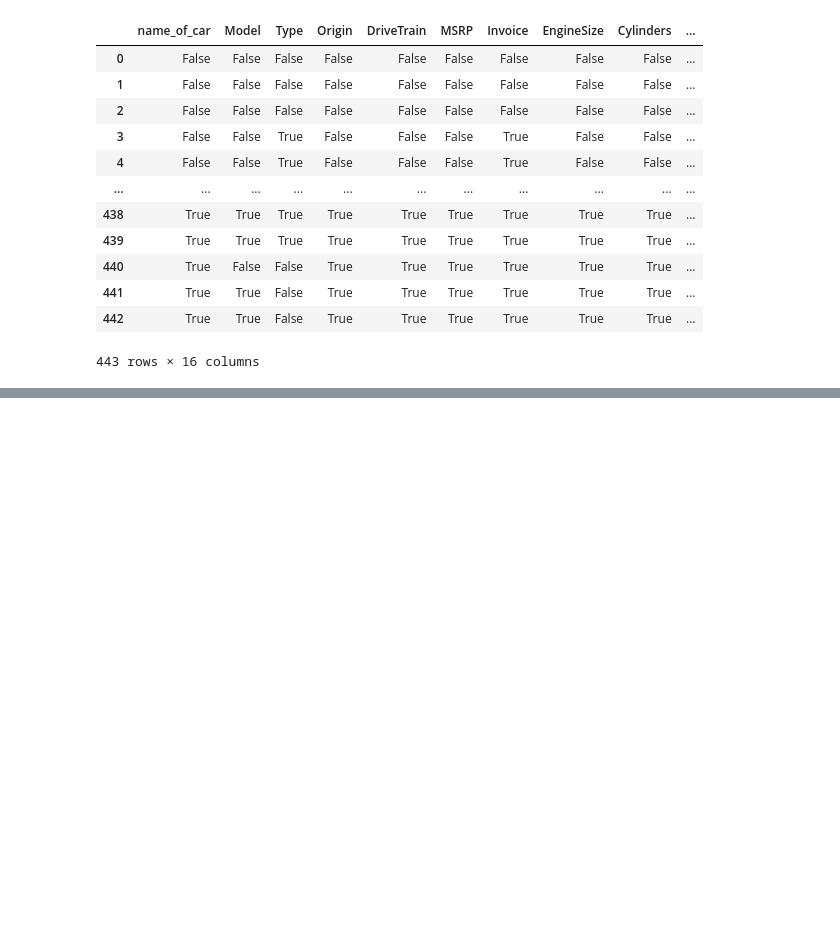
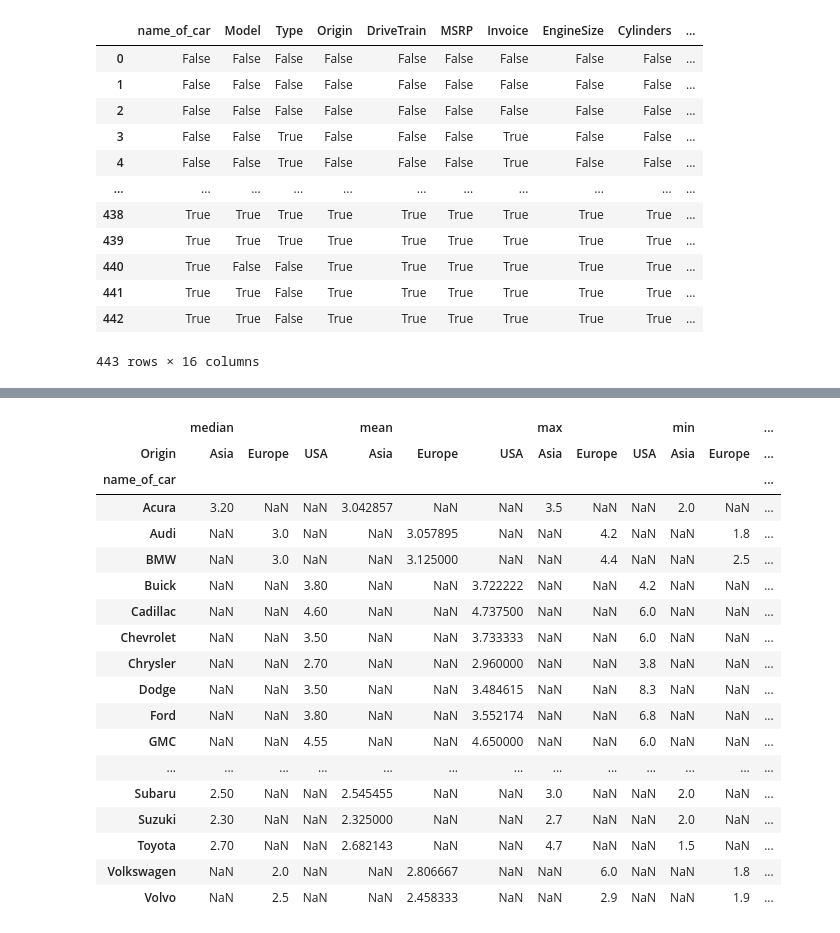
Before and after one commit to sanjai570/data-science, a Jupyter notebook: pandas.ipynb, the cells around one changed output, grey strips where cells are left out. Drawn from its saved outputs; the diff is of its cells as text; code cells hidden in the pictures; blank space fills up the shorter version.

```diff
--- a/pandas.ipynb
+++ b/pandas.ipynb
@@ -402,0 +576,22 @@ df.isnull()
+# %%
+df.pivot_table(index = 'name_of_car',columns = 'Origin',values = 'EngineSize',aggfunc = ['median','mean','max','min','sum'])
+# %% [output]
+|  | median |  |  | mean |  |  | max |  |  | min |  | ... |
+| Origin | Asia | Europe | USA | Asia | Europe | USA | Asia | Europe | USA | Asia | Europe | ... |
+| name_of_car |  |  |  |  |  |  |  |  |  |  |  | ... |
+| Acura | 3.20 | NaN | NaN | 3.042857 | NaN | NaN | 3.5 | NaN | NaN | 2.0 | NaN | ... |
+| Audi | NaN | 3.0 | NaN | NaN | 3.057895 | NaN | NaN | 4.2 | NaN | NaN | 1.8 | ... |
+| BMW | NaN | 3.0 | NaN | NaN | 3.125000 | NaN | NaN | 4.4 | NaN | NaN | 2.5 | ... |
+| Buick | NaN | NaN | 3.80 | NaN | NaN | 3.722222 | NaN | NaN | 4.2 | NaN | NaN | ... |
+| Cadillac | NaN | NaN | 4.60 | NaN | NaN | 4.737500 | NaN | NaN | 6.0 | NaN | NaN | ... |
+| Chevrolet | NaN | NaN | 3.50 | NaN | NaN | 3.733333 | NaN | NaN | 6.0 | NaN | NaN | ... |
+| Chrysler | NaN | NaN | 2.70 | NaN | NaN | 2.960000 | NaN | NaN | 3.8 | NaN | NaN | ... |
+| Dodge | NaN | NaN | 3.50 | NaN | NaN | 3.484615 | NaN | NaN | 8.3 | NaN | NaN | ... |
+| Ford | NaN | NaN | 3.80 | NaN | NaN | 3.552174 | NaN | NaN | 6.8 | NaN | NaN | ... |
+| GMC | NaN | NaN | 4.55 | NaN | NaN | 4.650000 | NaN | NaN | 6.0 | NaN | NaN | ... |
+| ... | ... | ... | ... | ... | ... | ... | ... | ... | ... | ... | ... | ... |
+| Subaru | 2.50 | NaN | NaN | 2.545455 | NaN | NaN | 3.0 | NaN | NaN | 2.0 | NaN | ... |
+| Suzuki | 2.30 | NaN | NaN | 2.325000 | NaN | NaN | 2.7 | NaN | NaN | 2.0 | NaN | ... |
+| Toyota | 2.70 | NaN | NaN | 2.682143 | NaN | NaN | 4.7 | NaN | NaN | 1.5 | NaN | ... |
+| Volkswagen | NaN | 2.0 | NaN | NaN | 2.806667 | NaN | NaN | 6.0 | NaN | NaN | 1.8 | ... |
+| Volvo | NaN | 2.5 | NaN | NaN | 2.458333 | NaN | NaN | 2.9 | NaN | NaN | 1.9 | ... |
```
Also changed, not shown: parts of 25 cells of this notebook, 1 other file.
